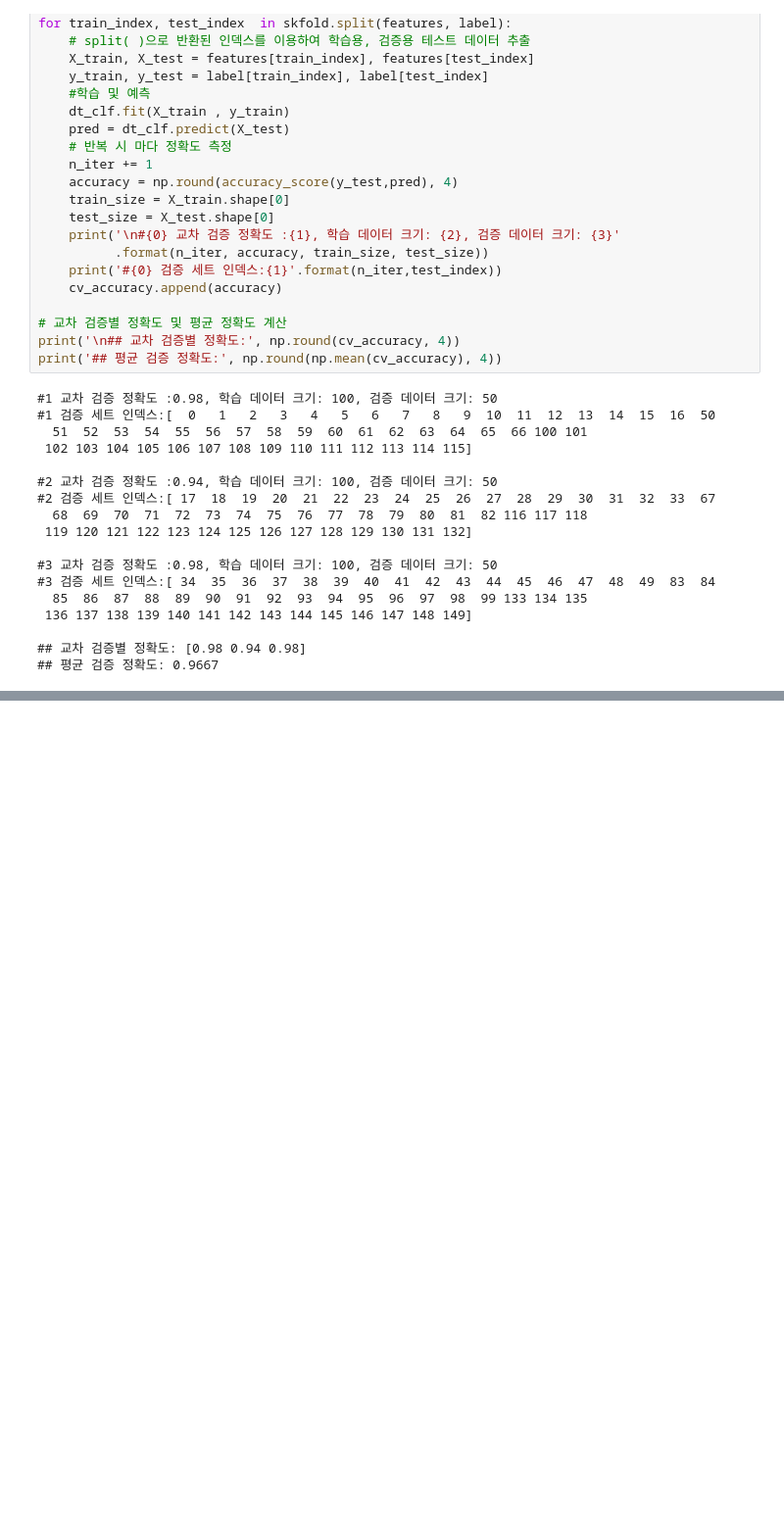
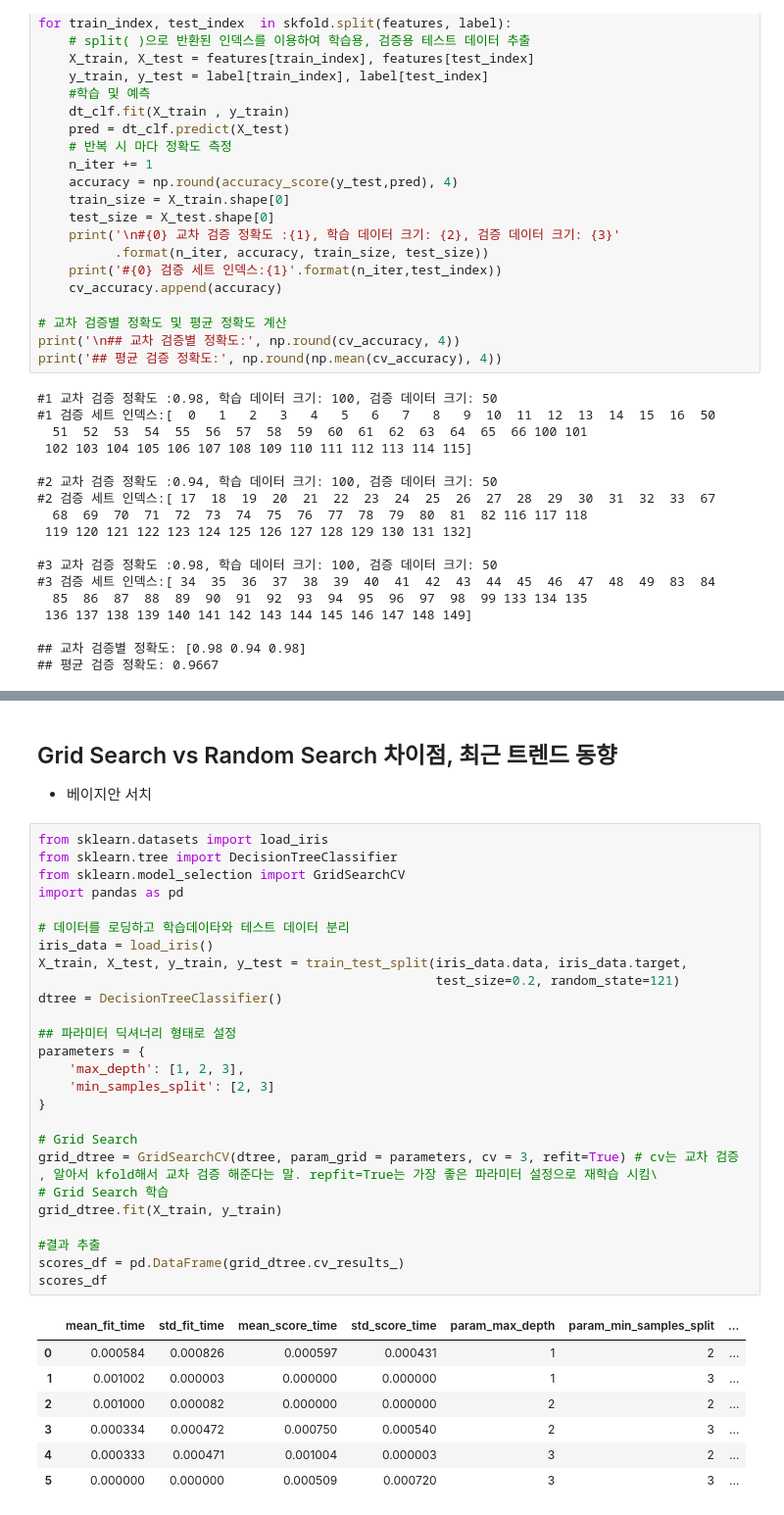
Before and after one commit to j2nhyeok/self-study, a Jupyter notebook: ml_j2nhyeok/ml_1일차.ipynb, the cells around one changed output, grey strips where cells are left out. Shown at 98% size. Saved outputs shown, nothing was run; the diff lists cells and outputs as text; blank space fills up the shorter version.

```diff
--- a/ml_j2nhyeok/ml_1일차.ipynb
+++ b/ml_j2nhyeok/ml_1일차.ipynb
@@ -551,0 +603,37 @@ print('## 평균 검증 정확도:', np.round(np.mean(cv_accuracy), 4))
+# %% [markdown]
+ ## Grid Search vs Random Search 차이점, 최근 트렌드 동향
+  + 베이지안 서치
+# %%
+from sklearn.datasets import load_iris
+from sklearn.tree import DecisionTreeClassifier
+from sklearn.model_selection import GridSearchCV
+import pandas as pd
+
+# 데이터를 로딩하고 학습데이타와 테스트 데이터 분리
+iris_data = load_iris()
+X_train, X_test, y_train, y_test = train_test_split(iris_data.data, iris_data.target,
+                                                    test_size=0.2, random_state=121)
+dtree = DecisionTreeClassifier()
+
+## 파라미터 딕셔너리 형태로 설정
+parameters = {
+    'max_depth': [1, 2, 3],
+    'min_samples_split': [2, 3]
+}
+
+# Grid Search
+grid_dtree = GridSearchCV(dtree, param_grid = parameters, cv = 3, refit=True) # cv는 교차 검증 , 알아서 kfold해서 교차 검증 해준다는 말. repfit=True는 가장 좋은 파라미터 설정으로 재학습 시킴\
+# Grid Search 학습
+grid_dtree.fit(X_train, y_train)
+
+#결과 추출
+scores_df = pd.DataFrame(grid_dtree.cv_results_)
+scores_df
+# %% [output]
+|  | mean_fit_time | std_fit_time | mean_score_time | std_score_time | param_max_depth | param_min_samples_split | ... |
+| 0 | 0.000584 | 0.000826 | 0.000597 | 0.000431 | 1 | 2 | ... |
+| 1 | 0.001002 | 0.000003 | 0.000000 | 0.000000 | 1 | 3 | ... |
+| 2 | 0.001000 | 0.000082 | 0.000000 | 0.000000 | 2 | 2 | ... |
+| 3 | 0.000334 | 0.000472 | 0.000750 | 0.000540 | 2 | 3 | ... |
+| 4 | 0.000333 | 0.000471 | 0.001004 | 0.000003 | 3 | 2 | ... |
+| 5 | 0.000000 | 0.000000 | 0.000509 | 0.000720 | 3 | 3 | ... |
```
Also changed, not shown: parts of 29 cells of this notebook, 1 other file.
